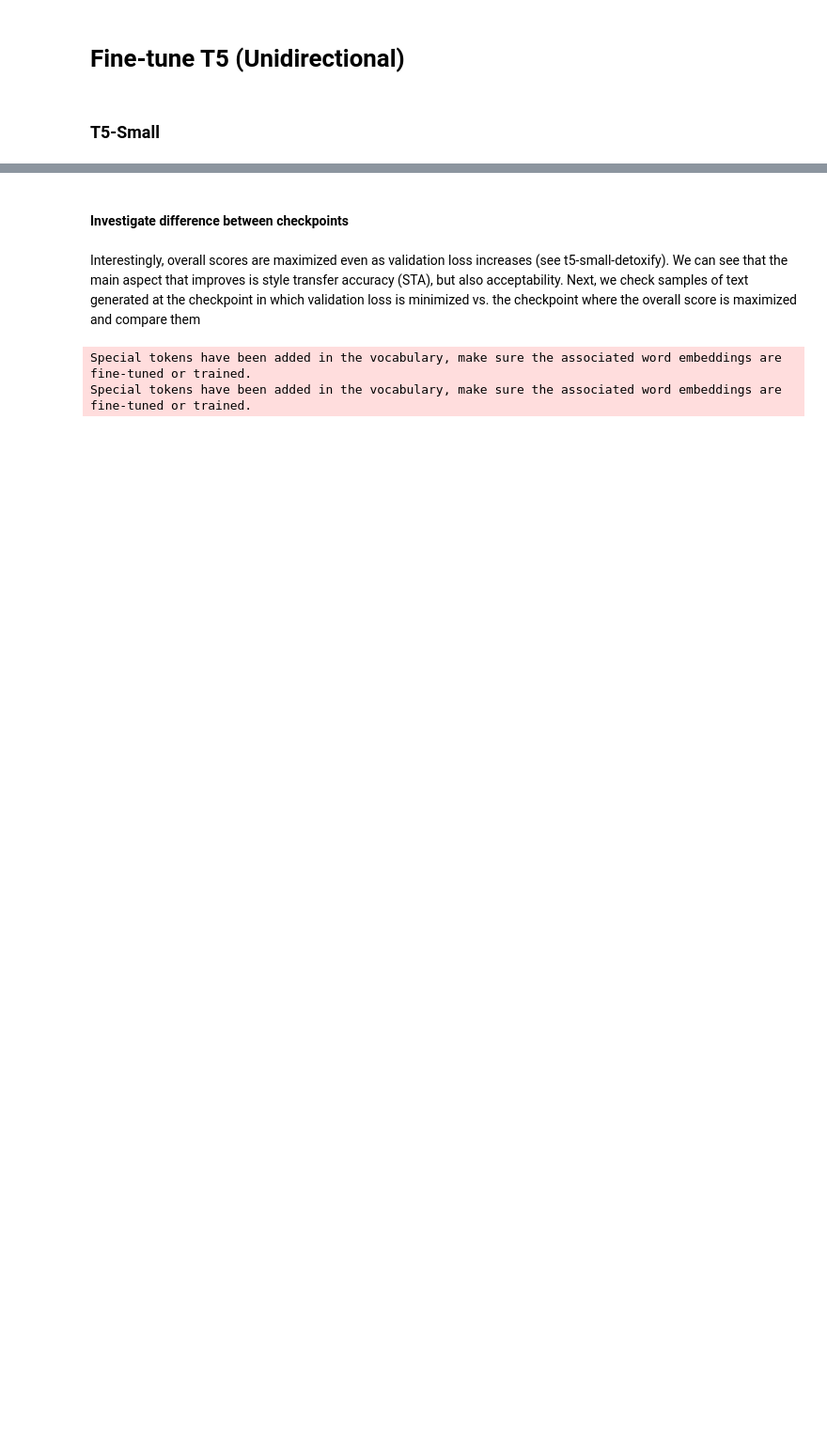
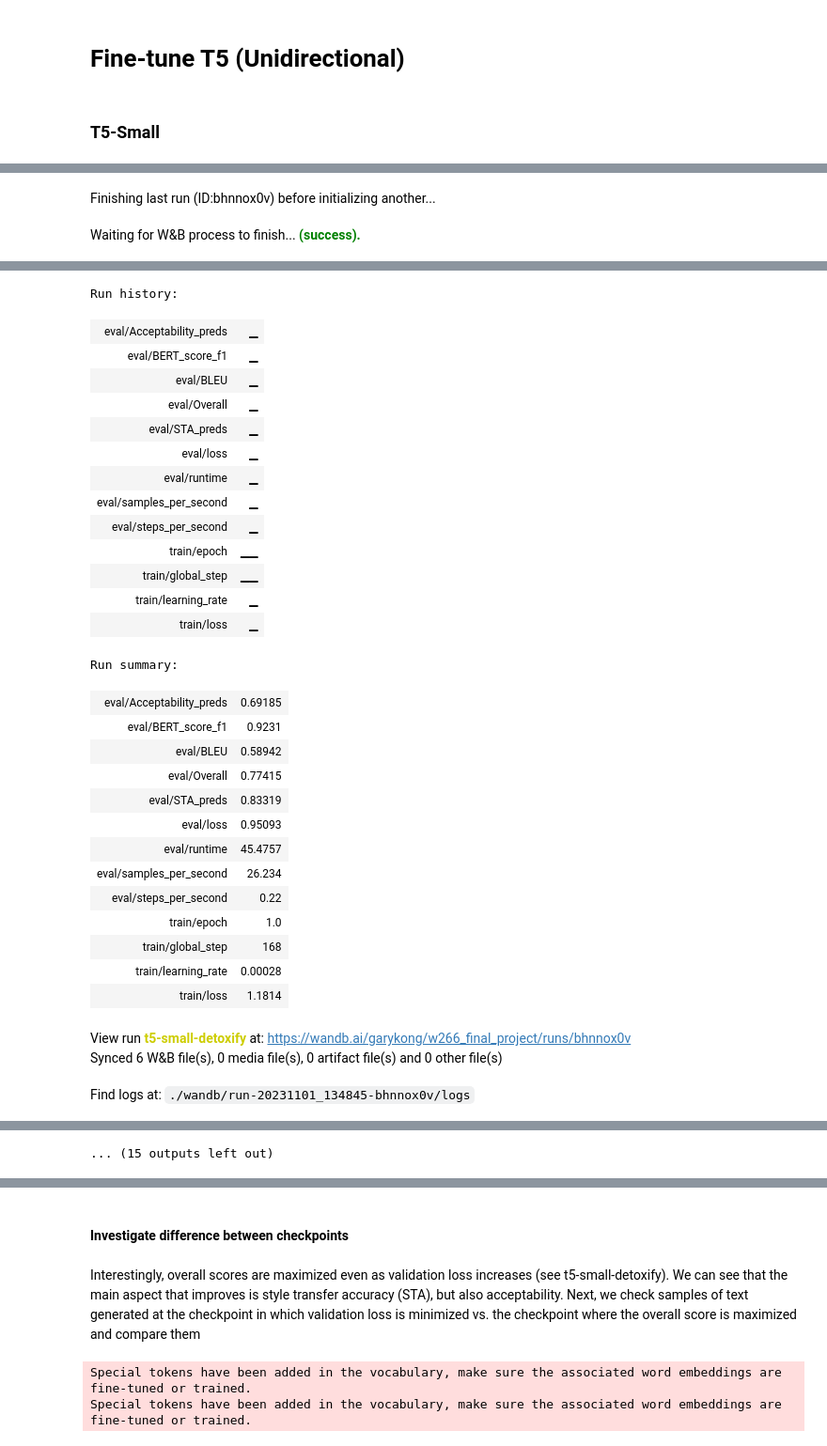
Before and after one commit to garyukong/T5-TextDetoxification, a Jupyter notebook: notebooks/2_Models.ipynb, the cells around one changed output, grey strips where cells are left out. Shown at 94% size. Saved outputs shown, nothing was run; the diff lists cells and outputs as text; code cells hidden in the pictures; blank space fills up the shorter version.

```diff
--- a/notebooks/2_Models.ipynb
+++ b/notebooks/2_Models.ipynb
@@ -688,11 +691,15 @@ tokenized_datasets_t5_small = prefixed_datasets.map(
 )
 
 trainer_t5_small = setup_trainer(
-    output_dir_name="t5-small-detoxify",
+    output_dir_name="t5-small-detoxify-2",
     model_checkpoint="t5-small",
     train_dataset=tokenized_datasets_t5_small["train"],
     eval_dataset=tokenized_datasets_t5_small["validation"],
 )
+
+wandb.init(project="w266_final_project", name="t5-small-detoxify-2")
+trainer_t5_small.train() # General rule is 10% number of epochs
+wandb.finish()
 # %% [output]
 WARNING:datasets.arrow_dataset:Loading cached processed dataset at /home/garykong/w266_final_project/data/processed/raw_dataset.pkl/train/cache-ac03a1eae4857ca9.arrow
 WARNING:datasets.arrow_dataset:Loading cached processed dataset at /home/garykong/w266_final_project/data/processed/raw_dataset.pkl/validation/cache-1a3c402aca53efae.arrow
@@ -702,0 +711,2 @@ WARNING:root:Defaulting to PJRT_DEVICE=CPU
+Finishing last run (ID:bhnnox0v) before initializing another...
+Waiting for W&B process to finish... (success).
@@ -702,0 +714,31 @@ WARNING:root:Defaulting to PJRT_DEVICE=CPU
+Run history:
+| eval/Acceptability_preds | ▁ |
+| eval/BERT_score_f1 | ▁ |
+| eval/BLEU | ▁ |
+| eval/Overall | ▁ |
+| eval/STA_preds | ▁ |
+| eval/loss | ▁ |
+| eval/runtime | ▁ |
+| eval/samples_per_second | ▁ |
+| eval/steps_per_second | ▁ |
+| train/epoch | ▁▁ |
+| train/global_step | ▁▁ |
+| train/learning_rate | ▁ |
+| train/loss | ▁ |
+Run summary:
+| eval/Acceptability_preds | 0.69185 |
+| eval/BERT_score_f1 | 0.9231 |
+| eval/BLEU | 0.58942 |
+| eval/Overall | 0.77415 |
+| eval/STA_preds | 0.83319 |
+| eval/loss | 0.95093 |
+| eval/runtime | 45.4757 |
+| eval/samples_per_second | 26.234 |
+| eval/steps_per_second | 0.22 |
+| train/epoch | 1.0 |
+| train/global_step | 168 |
+| train/learning_rate | 0.00028 |
+| train/loss | 1.1814 |
+View run t5-small-detoxify at: https://wandb.ai/garykong/w266_final_project/runs/bhnnox0v
+Synced 6 W&B file(s), 0 media file(s), 0 artifact file(s) and 0 other file(s)
+Find logs at: ./wandb/run-20231101_134845-bhnnox0v/logs
@@ -702,0 +746 @@ WARNING:root:Defaulting to PJRT_DEVICE=CPU
+... (15 outputs left out)
```
Also changed, not shown: parts of 15 cells of this notebook.
